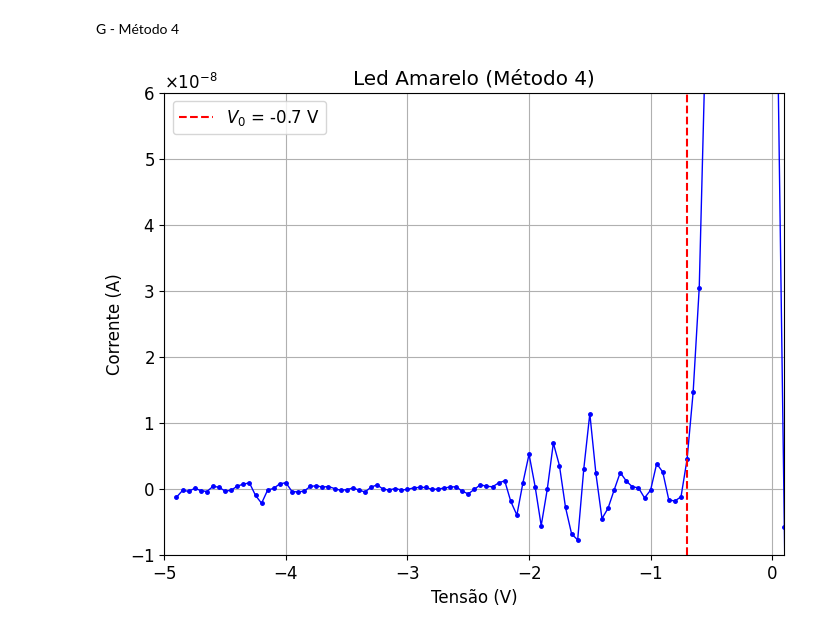
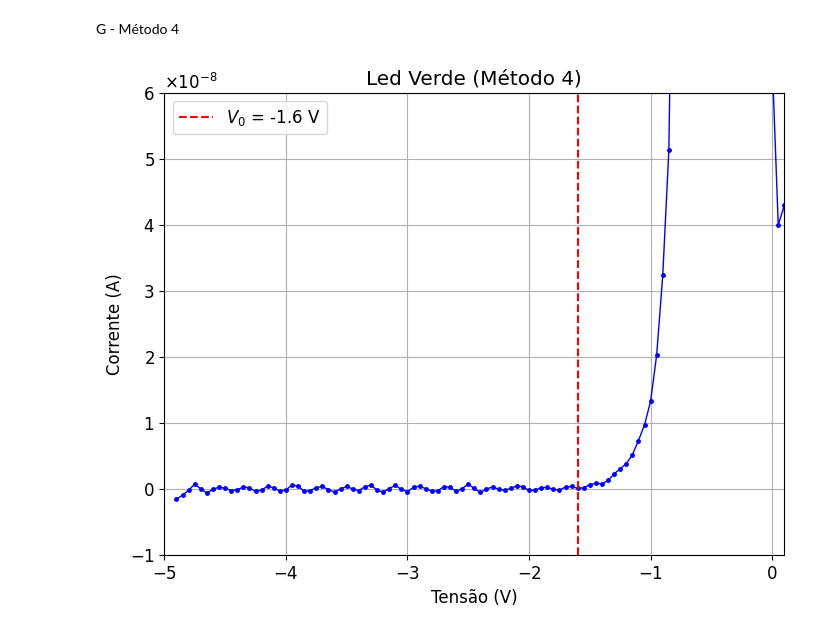
Before and after one commit to Vicpepe12/Estudos, a Jupyter notebook: Python/FisExp/FisExp5/Exp1/caderno_verde.ipynb, the cells around one changed output. Saved outputs shown, nothing was run; the diff lists cells and outputs as text; code cells hidden in the pictures.

```diff
--- a/Python/FisExp/FisExp5/Exp1/caderno_verde.ipynb
+++ b/Python/FisExp/FisExp5/Exp1/caderno_verde.ipynb
@@ -201,7 +201,7 @@ float(valores_V0_4.mean()), float(sV0_4)
 # %% [output]
 (-1.5053333333333332, 0.12518232083078962)
 # %%
-dados_teste = dados(arquivos_lista(dir_name_40))[0]
+dados_teste = dados(arquivos_lista(dir_name_80))[0]
 x_data_1 = []
 y_data_1 = []
 valores_V0_array = []
@@ -212,14 +212,10 @@ metodo1_x = []
 metodo1_y = []
 for i in range(len(x_data_1)):
     if y_data_1[i]> 0:
-        metodo1_y.append(y_data_1[i-2])
         metodo1_y.append(y_data_1[i-1])
         metodo1_y.append(y_data_1[i])
-        metodo1_y.append(y_data_1[i+1])
-        metodo1_x.append(x_data_1[i-2])
         metodo1_x.append(x_data_1[i-1])
         metodo1_x.append(x_data_1[i])
-        metodo1_x.append(x_data_1[i+1])
         break
 
 popt, pcov = curve_fit(
@@ -240,14 +236,14 @@ V0_1
 # %% [markdown]
 Método 2
 # %%
-dados_teste = dados(arquivos_lista(dir_name_40))[0]
+dados_teste = dados(arquivos_lista(dir_name_80))[0]
 x_data_2 = []
 y_data_2 = []
 for dado in dados_teste:
     x_data_2.append(dado[0])
     y_data_2.append(dado[1])
 # %%
-dados_teste = dados(arquivos_lista(dir_name_40))[0]
+dados_teste = dados(arquivos_lista(dir_name_80))[0]
 x_data_p = []
 y_data_p = []
 x_data_n = []
@@ -292,7 +288,7 @@ dados_teste = dados(arquivos_lista(dir_name_40))[0]
 # %% [markdown]
 Método 4
 # %%
-dados_teste = dados(arquivos_lista(dir_name_40))[0]
+dados_teste = dados(arquivos_lista(dir_name_80))[0]
 x_data = []
 y_data = []
 for dado in dados_teste:
@@ -431,25 +427,25 @@ G - Método 4
 # %%
 
 graphWidth = 800
 graphHeight = 600
 
 f = plt.figure(figsize=(graphWidth/100.0, graphHeight/100.0), dpi=100)
 grafico = f.add_subplot(111)
 # plot dos pontos:
 grafico3 = grafico.plot(d2x_data, d2y_data, marker = '.', markersize=5, color = 'blue', linewidth = 1)
 
 grafico.axvline(x = V0, color = 'red', label = f'$V_0$ = {V0: .2} V', linestyle = '--')
 # grafico.axhline(y = 0, color = 'grey')
 
 plt.xlim(-5, 0.1)
 plt.ylim(-10e-9, 6e-8)
 grafico.grid(True)
 grafico.set_xlabel('Tensão (V)') # eixo x
 grafico.set_ylabel('Corrente (A)') # eixo y
-grafico.set_title('Led Amarelo (Método 4)') #título
+grafico.set_title('Led Verde (Método 4)') #título
 grafico.legend(loc = 'upper left', fontsize= 12)
 
 #    plt.savefig('Acr25graus.png')
 plt.show()
 # %% [output]
-[figure, old version]
+[figure, new version]
```
Also changed, not shown: parts of 4 cells of this notebook, 6 other files.
